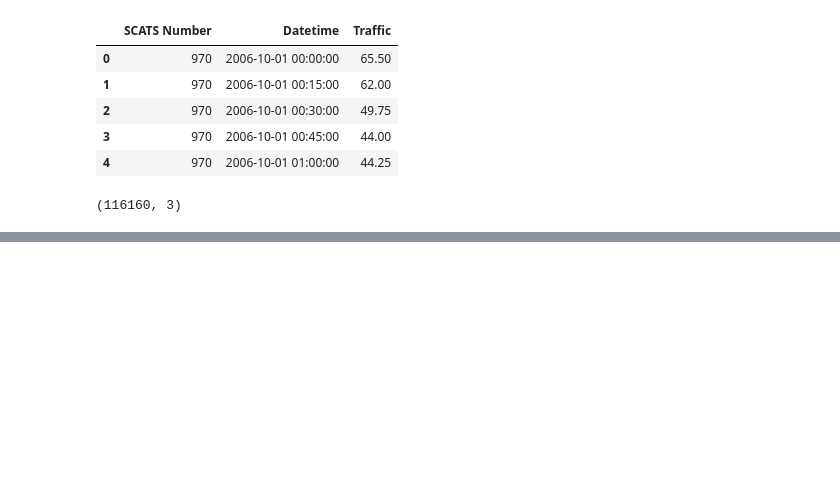
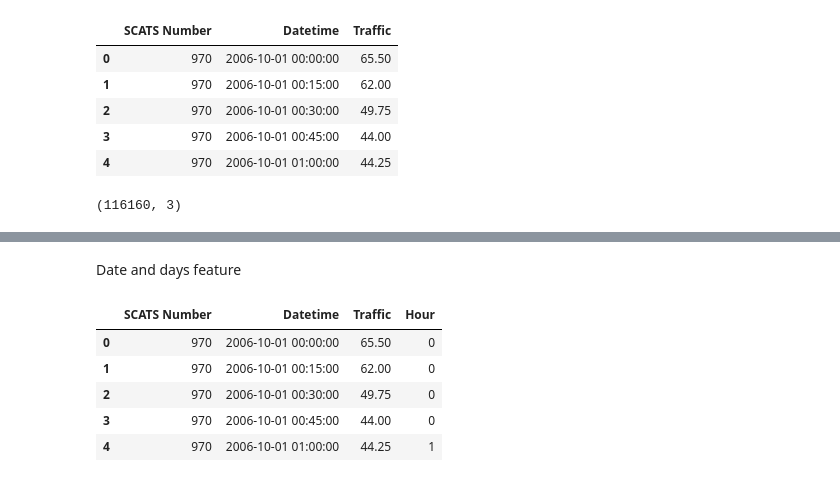
Before and after one commit to Asif1122-N/Assignment2B, a Jupyter notebook: notebook/eda.ipynb, the cells around one changed output, grey strips where cells are left out. Cells and saved outputs as stored; diff of their text form; code cells hidden in the pictures; blank space fills up the shorter version.

```diff
--- a/notebook/eda.ipynb
+++ b/notebook/eda.ipynb
@@ -215,0 +237,13 @@ df_long.shape
+# %% [markdown]
+Date and days feature
+# %%
+df_long["Hour"] = df_long["Datetime"].dt.hour
+
+df_long.head()
+# %% [output]
+|  | SCATS Number | Datetime | Traffic | Hour |
+| 0 | 970 | 2006-10-01 00:00:00 | 65.50 | 0 |
+| 1 | 970 | 2006-10-01 00:15:00 | 62.00 | 0 |
+| 2 | 970 | 2006-10-01 00:30:00 | 49.75 | 0 |
+| 3 | 970 | 2006-10-01 00:45:00 | 44.00 | 0 |
+| 4 | 970 | 2006-10-01 01:00:00 | 44.25 | 1 |
```
Also changed, not shown: parts of 8 cells of this notebook.
